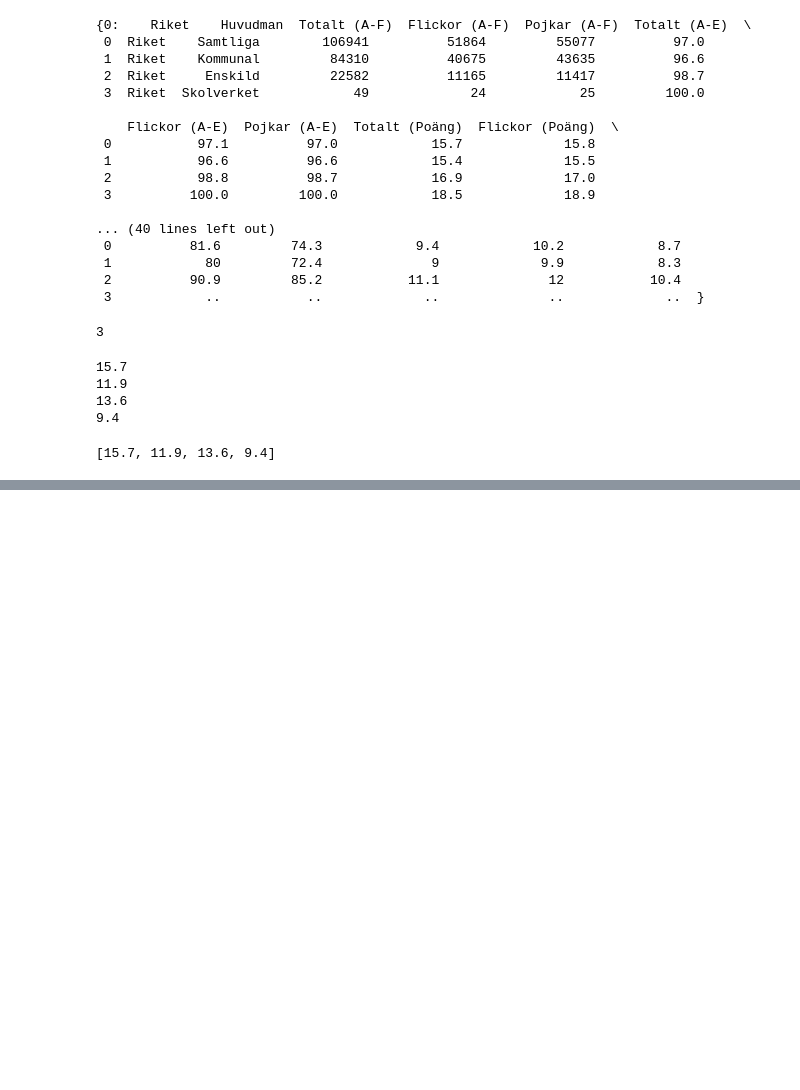
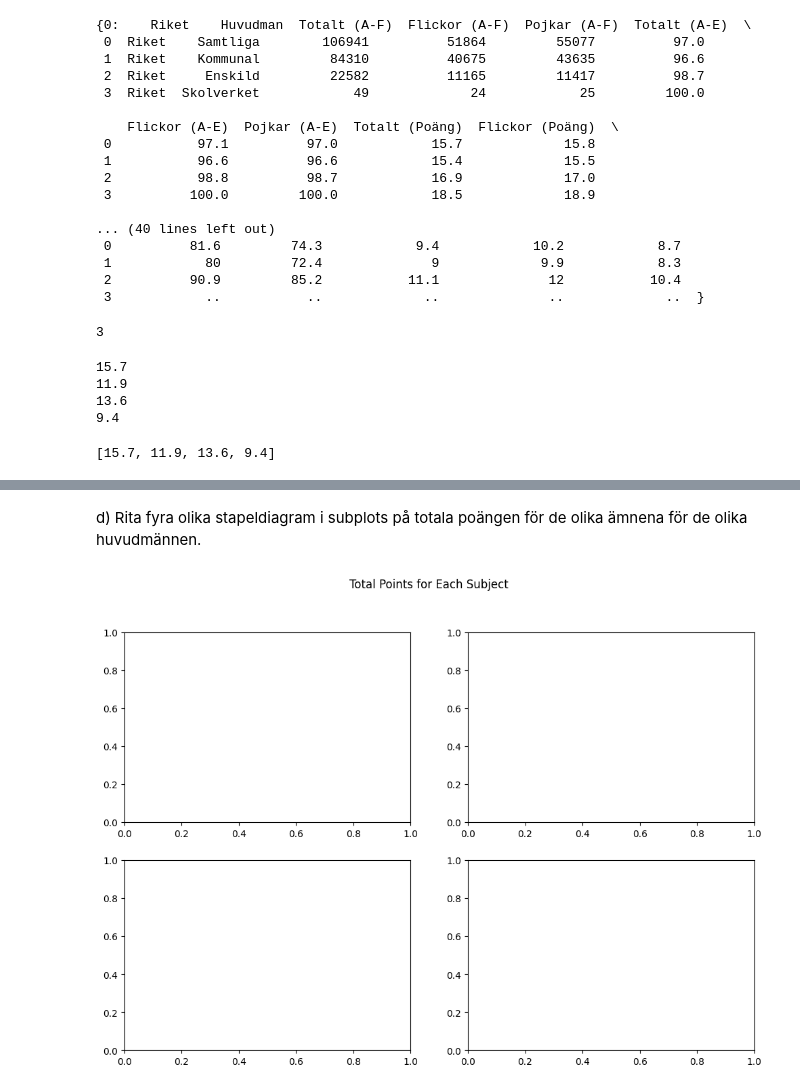
Before and after one commit to Zandri2k/Python-Sandra-Nilsson-OPA23, a Jupyter notebook: Labb_2/Labb_2.ipynb, the cells around one changed output, grey strips where cells are left out. Saved outputs shown, nothing was run; the diff lists cells and outputs as text; code cells hidden in the pictures; blank space fills up the shorter version.

Commit message:
4_stapeldiagram_WIP d)

```diff
--- a/Labb_2/Labb_2.ipynb
+++ b/Labb_2/Labb_2.ipynb
@@ -201,0 +208,20 @@ pd.Series(total_point).plot(kind="bar", x="", y="", xlabel= "subject", ylabel="P
+# %% [markdown]
+d) Rita fyra olika stapeldiagram i subplots på totala poängen för de olika ämnena för de olika huvudmännen.
+# %%
+subject_names = ["Engelska", "Matematik", "Svenska", "Svenska som andra språk"]
+
+# sätter färg
+colors = ['red', 'blue', 'green', 'orange']
+
+# Plot stacked bar charts for eacsubject
+fig, axes = plt.subplots(nrows=2, ncols=2, figsize=(12, 8))
+
+
+# Add labels and title
+fig.suptitle("Total Points for Each Subject")
+
+
+# Show the plot
+plt.show()
+# %% [output]
+[figure, added]
```
Also changed, not shown: parts of 3 cells of this notebook.
